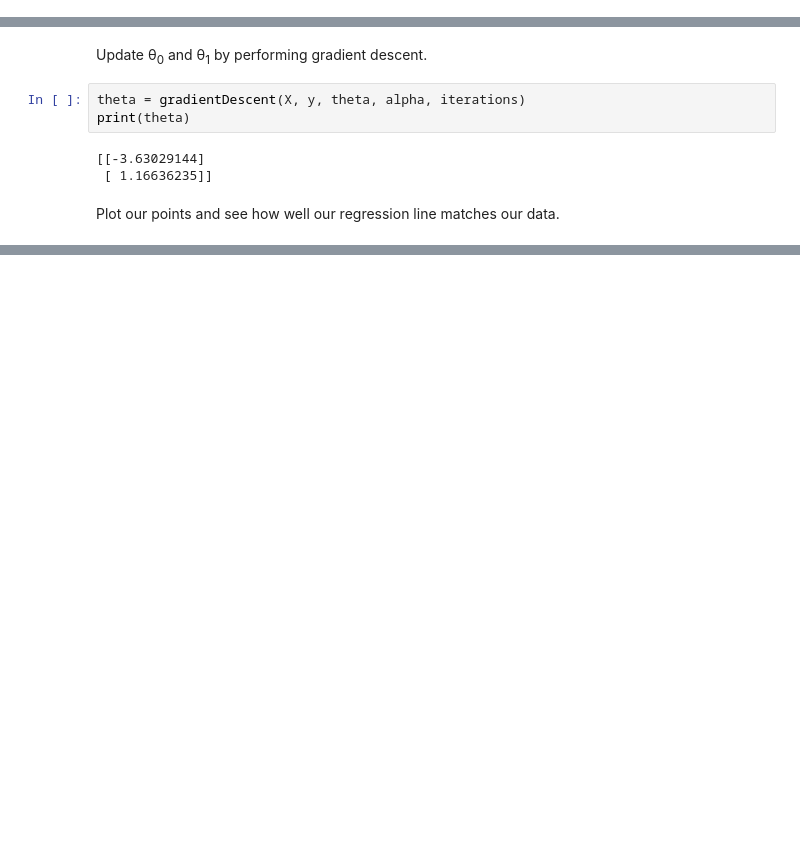
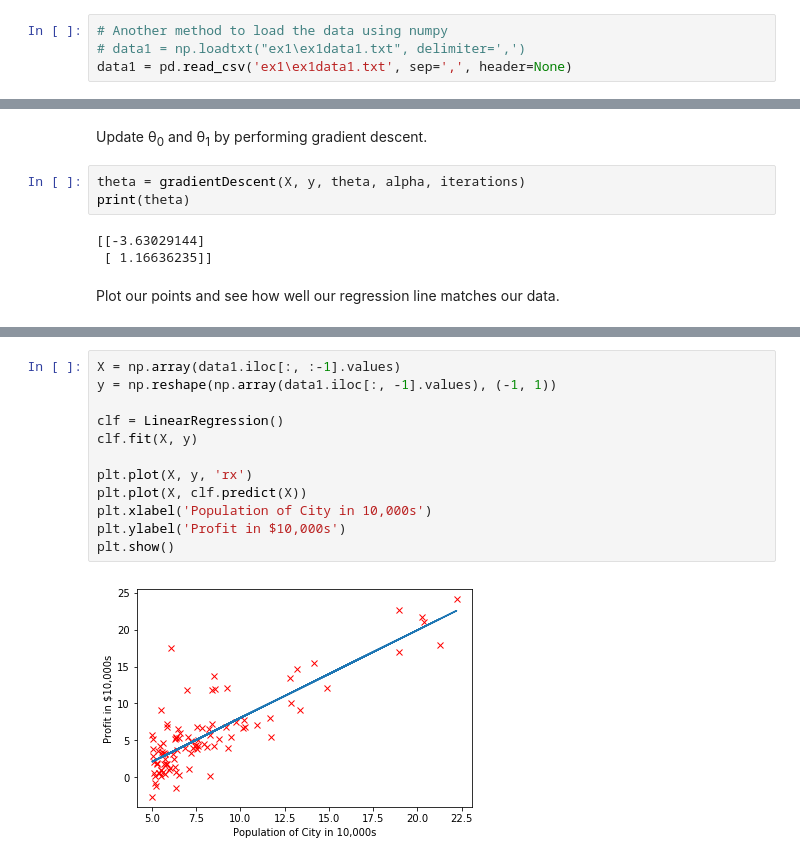
Before and after one commit to brad-corwin/andrewng-stanford-machine-learning, a Jupyter notebook: machine-learning-ex1/ex1.ipynb, the cells around one changed output, grey strips where cells are left out. Cells and saved outputs as stored; diff of their text form; blank space fills up the shorter version.

Commit message:
Updated ex1 notebook to use pandas library and the numpy reshape method. Added a sklearn implementation to the bottom.

```diff
--- a/machine-learning-ex1/ex1.ipynb
+++ b/machine-learning-ex1/ex1.ipynb
@@ -16,3 +16,7 @@ data1 = np.loadtxt("ex1\ex1data1.txt", delimiter=',')
+# %%
+# Another method to load the data using numpy
+# data1 = np.loadtxt("ex1\ex1data1.txt", delimiter=',')
+data1 = pd.read_csv('ex1\ex1data1.txt', sep=',', header=None)
 # %% [markdown]
 ## Set the constant variables.
 
@@ -163,0 +178,14 @@ plt.show()
+# %%
+X = np.array(data1.iloc[:, :-1].values)
+y = np.reshape(np.array(data1.iloc[:, -1].values), (-1, 1))
+
+clf = LinearRegression()
+clf.fit(X, y)
+
+plt.plot(X, y, 'rx')
+plt.plot(X, clf.predict(X))
+plt.xlabel('Population of City in 10,000s')
+plt.ylabel('Profit in $10,000s')
+plt.show()
+# %% [output]
+[figure, added]
```
Also changed, not shown: parts of 11 cells of this notebook.
